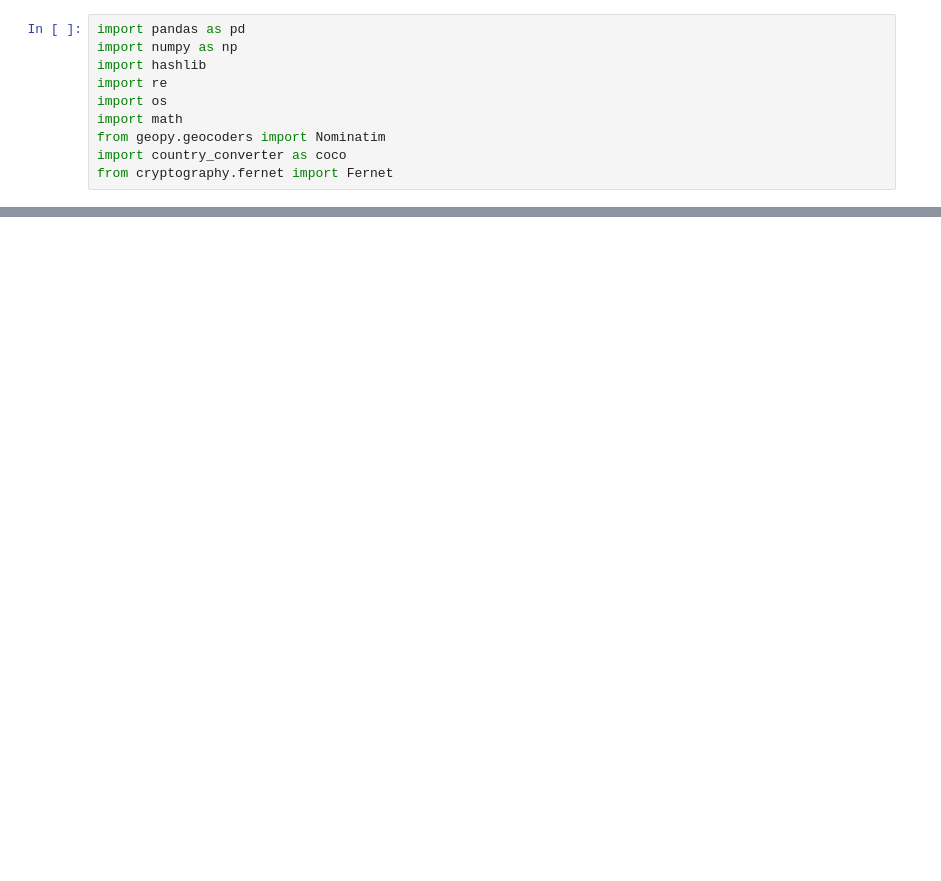
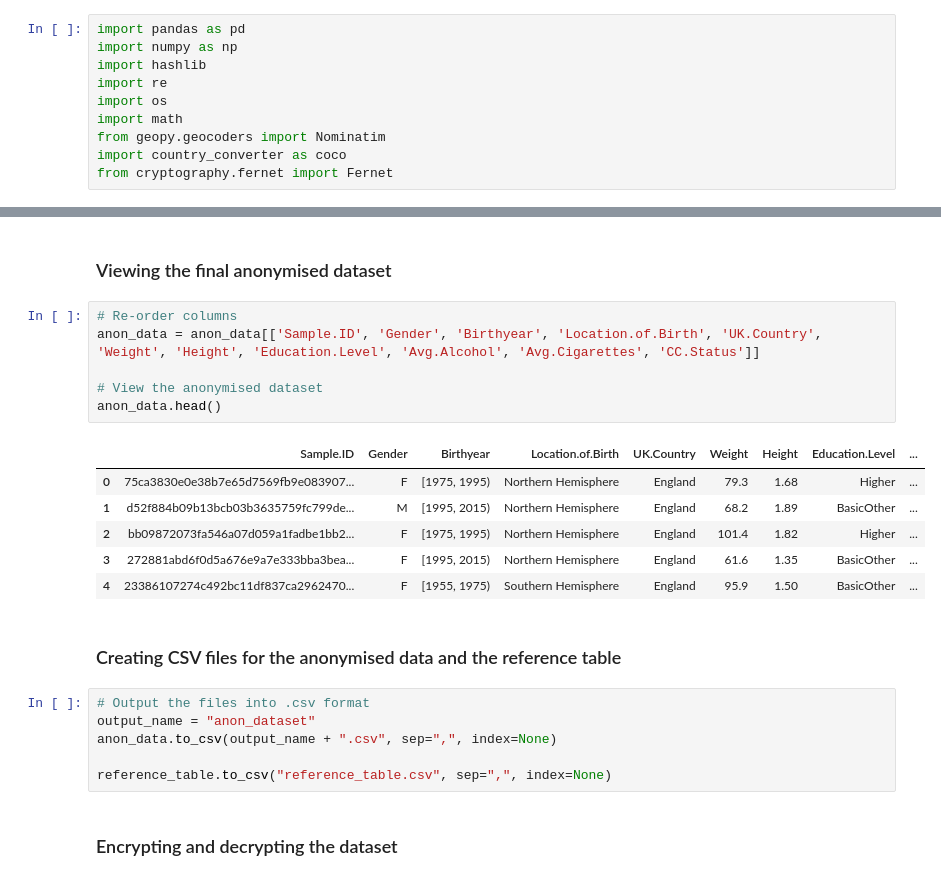
Before and after one commit to rictoo/DataAnonymisation-CDM, a Jupyter notebook: anon_jupyter.ipynb, the cells around one changed output, grey strips where cells are left out. Saved outputs shown, nothing was run; the diff lists cells and outputs as text; blank space fills up the shorter version.

Commit message:
Formatting done

```diff
--- a/anon_jupyter.ipynb
+++ b/anon_jupyter.ipynb
@@ -196,0 +281,25 @@ Index: []
+# %% [markdown]
+### Viewing the final anonymised dataset
+# %%
+# Re-order columns
+anon_data = anon_data[['Sample.ID', 'Gender', 'Birthyear', 'Location.of.Birth', 'UK.Country', 'Weight', 'Height', 'Education.Level', 'Avg.Alcohol', 'Avg.Cigarettes', 'CC.Status']]
+
+# View the anonymised dataset
+anon_data.head()
+# %% [output]
+|  | Sample.ID | Gender | Birthyear | Location.of.Birth | UK.Country | Weight | Height | Education.Level | ... |
+| 0 | 75ca3830e0e38b7e65d7569fb9e083907... | F | [1975, 1995) | Northern Hemisphere | England | 79.3 | 1.68 | Higher | ... |
+| 1 | d52f884b09b13bcb03b3635759fc799de... | M | [1995, 2015) | Northern Hemisphere | England | 68.2 | 1.89 | BasicOther | ... |
+| 2 | bb09872073fa546a07d059a1fadbe1bb2... | F | [1975, 1995) | Northern Hemisphere | England | 101.4 | 1.82 | Higher | ... |
+| 3 | 272881abd6f0d5a676e9a7e333bba3bea... | F | [1995, 2015) | Northern Hemisphere | England | 61.6 | 1.35 | BasicOther | ... |
+| 4 | 23386107274c492bc11df837ca2962470... | F | [1955, 1975) | Southern Hemisphere | England | 95.9 | 1.50 | BasicOther | ... |
+# %% [markdown]
+### Creating CSV files for the anonymised data and the reference table
+# %%
+# Output the files into .csv format
+output_name = "anon_dataset"
+anon_data.to_csv(output_name + ".csv", sep=",", index=None)
+
+reference_table.to_csv("reference_table.csv", sep=",", index=None)
+# %% [markdown]
+### Encrypting and decrypting the dataset
```
Also changed, not shown: parts of 35 cells of this notebook, 7 other files.
